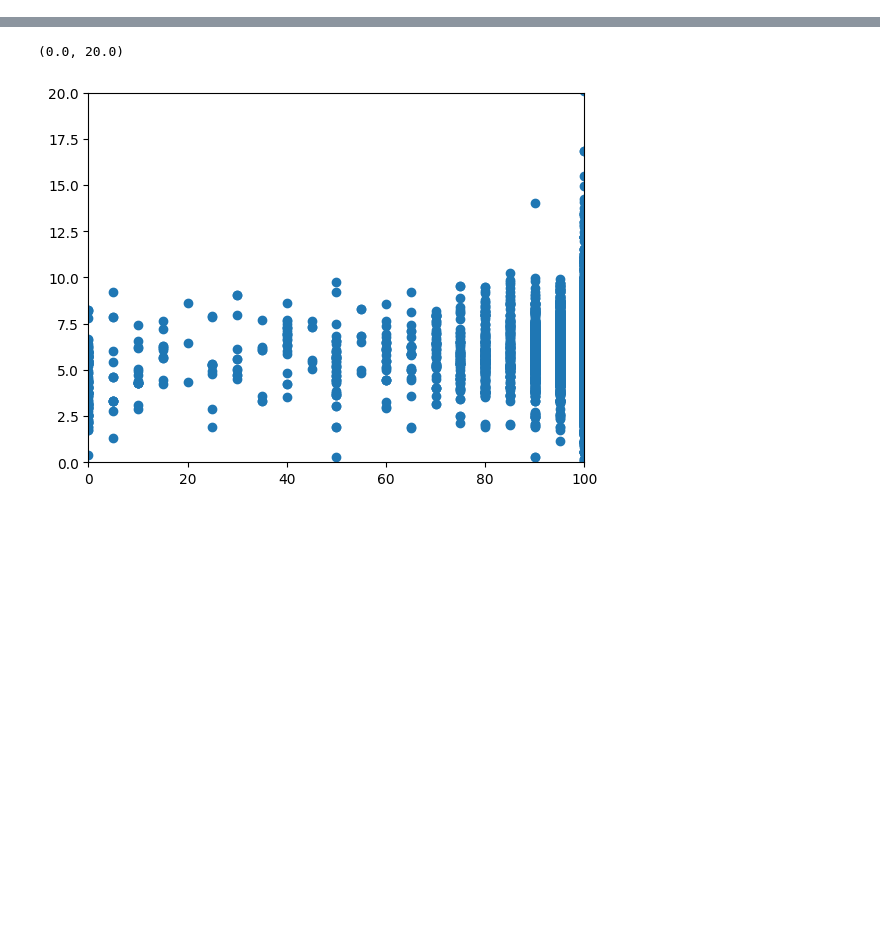
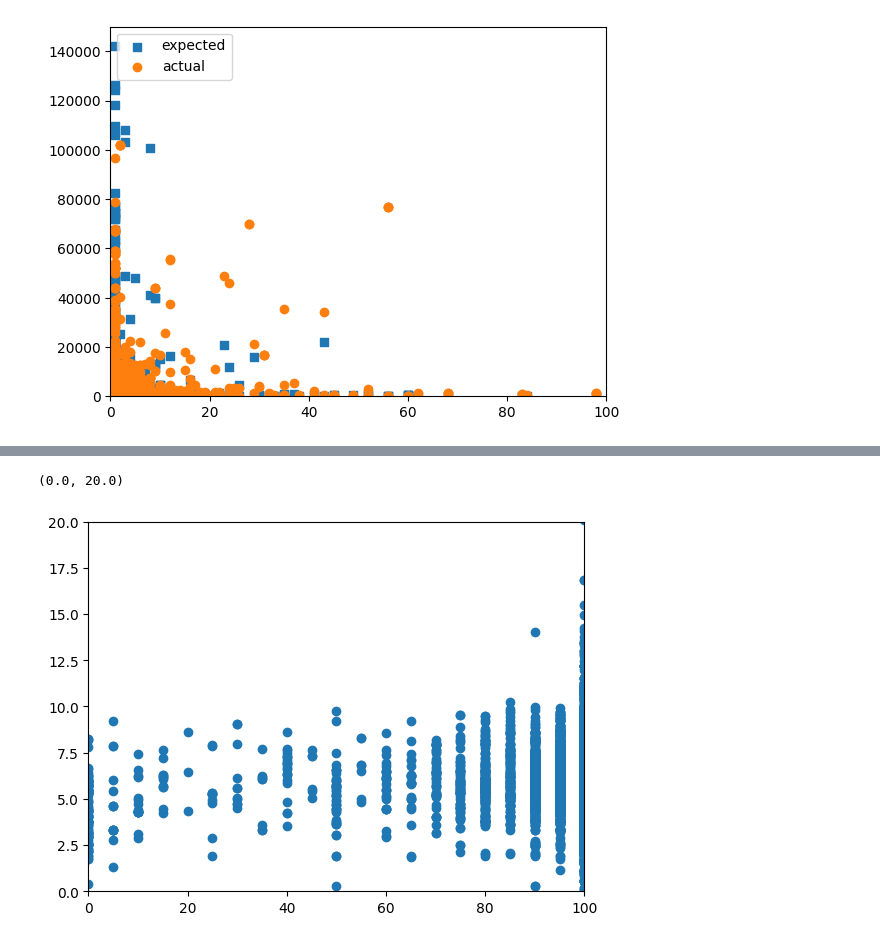
Before and after one commit to josh-quatela/Design-Project---BEEPM, a Jupyter notebook: DP.ipynb, the cells around one changed output, grey strips where cells are left out. Drawn from its saved outputs; the diff is of its cells as text; code cells hidden in the pictures; blank space fills up the shorter version.

```diff
--- a/DP.ipynb
+++ b/DP.ipynb
@@ -94,0 +76,9 @@ plt.show()
+# %%
+plt.scatter(df['Number of Buildings'], expected, label='expected', marker='s')
+plt.scatter(df['Number of Buildings'], actual, label='actual', marker='o')
+plt.xlim(0, 100)
+plt.ylim(0, 150000)
+plt.legend(loc='upper left')
+plt.show()
+# %% [output]
+[figure, added]
```
Also changed, not shown: parts of 8 cells of this notebook.
